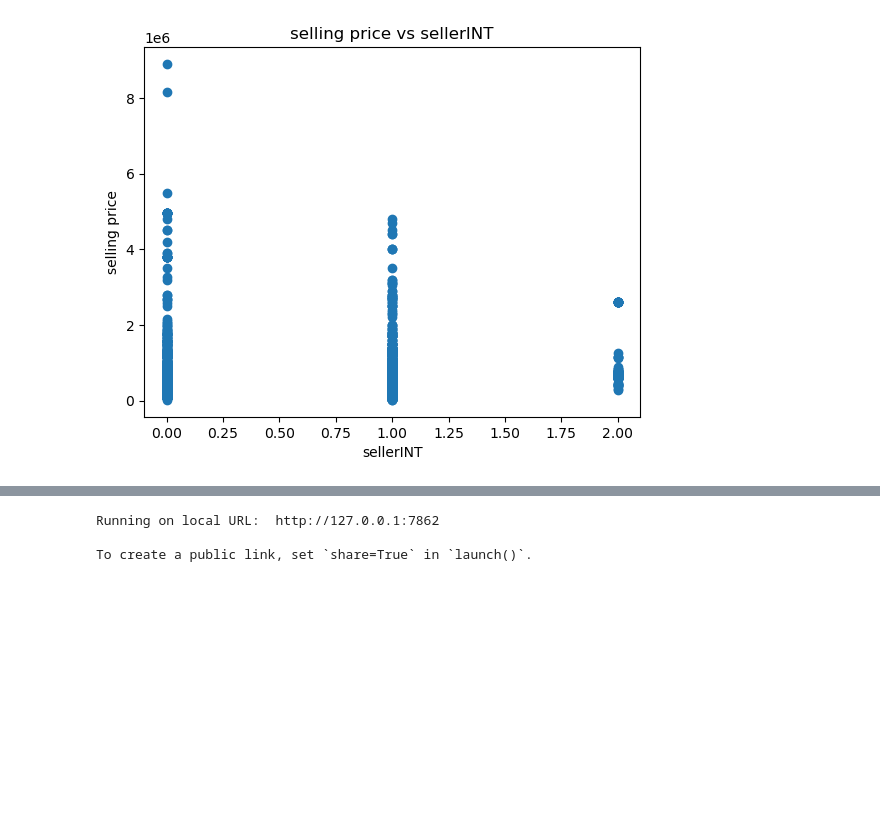
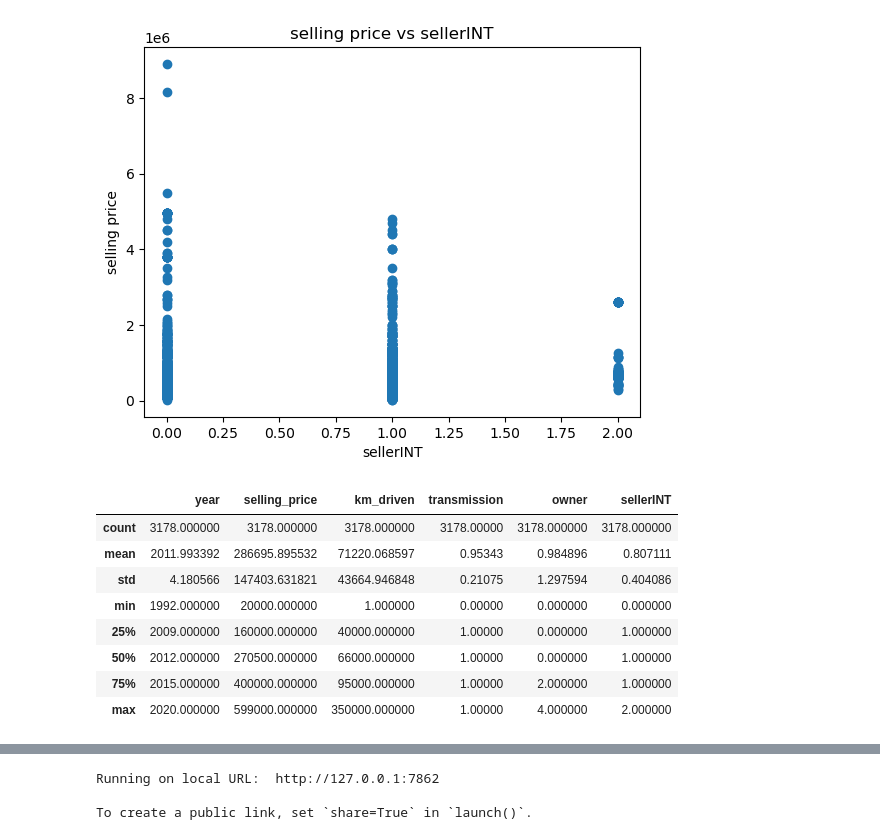
Before and after one commit to ahmmadh/fcc-ml2, a Jupyter notebook: fcc_ml.ipynb, the cells around one changed output, grey strips where cells are left out. Drawn from its saved outputs; the diff is of its cells as text; code cells hidden in the pictures; blank space fills up the shorter version.

```diff
--- a/fcc_ml.ipynb
+++ b/fcc_ml.ipynb
@@ -199,8 +211,22 @@ for col in cars_df2.columns[1:]:
 [figure]
 [figure]
 # %%
-train_valid, test = train_test_split(cars_df2, test_size=0.2, random_state=42)
+cars_df3 = cars_df2.copy()
+cars_df3 = cars_df3[cars_df3["km_driven"]<400000]
+cars_df3 = cars_df3[cars_df3["selling_price"]<600000]
+train_valid, test = train_test_split(cars_df3, test_size=0.2, random_state=42)
 train, valid = train_test_split(train_valid, test_size=0.25, random_state=42)  # 0.25 * 0.8 = 0.2
+cars_df3.describe()
+# %% [output]
+|  | year | selling_price | km_driven | transmission | owner | sellerINT |
+| count | 3178.000000 | 3178.000000 | 3178.000000 | 3178.00000 | 3178.000000 | 3178.000000 |
+| mean | 2011.993392 | 286695.895532 | 71220.068597 | 0.95343 | 0.984896 | 0.807111 |
+| std | 4.180566 | 147403.631821 | 43664.946848 | 0.21075 | 1.297594 | 0.404086 |
+| min | 1992.000000 | 20000.000000 | 1.000000 | 0.00000 | 0.000000 | 0.000000 |
+| 25% | 2009.000000 | 160000.000000 | 40000.000000 | 1.00000 | 0.000000 | 1.000000 |
+| 50% | 2012.000000 | 270500.000000 | 66000.000000 | 1.00000 | 0.000000 | 1.000000 |
+| 75% | 2015.000000 | 400000.000000 | 95000.000000 | 1.00000 | 2.000000 | 1.000000 |
+| max | 2020.000000 | 599000.000000 | 350000.000000 | 1.00000 | 4.000000 | 2.000000 |
 # %%
 x_train = train.drop('selling_price', axis=1)
 y_train = train['selling_price']
```
Also changed, not shown: parts of 6 cells of this notebook.
